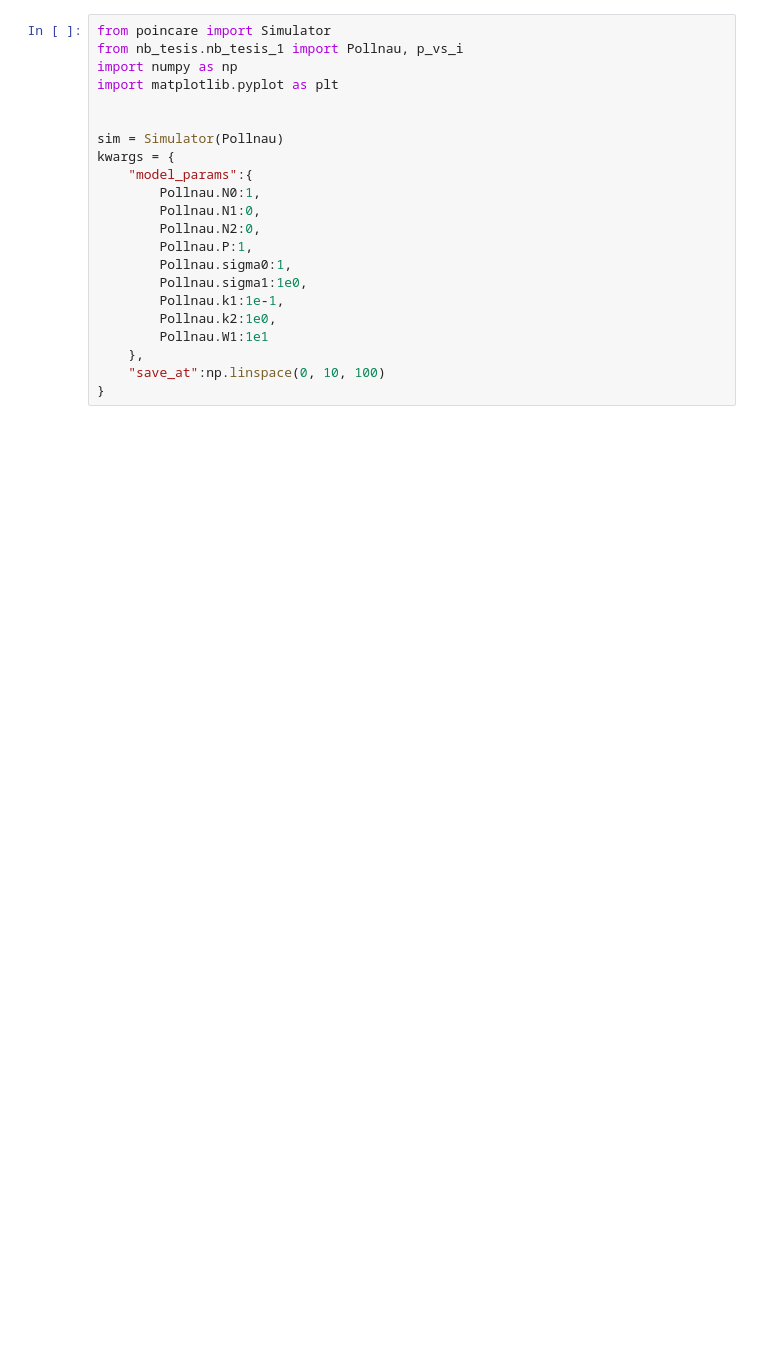
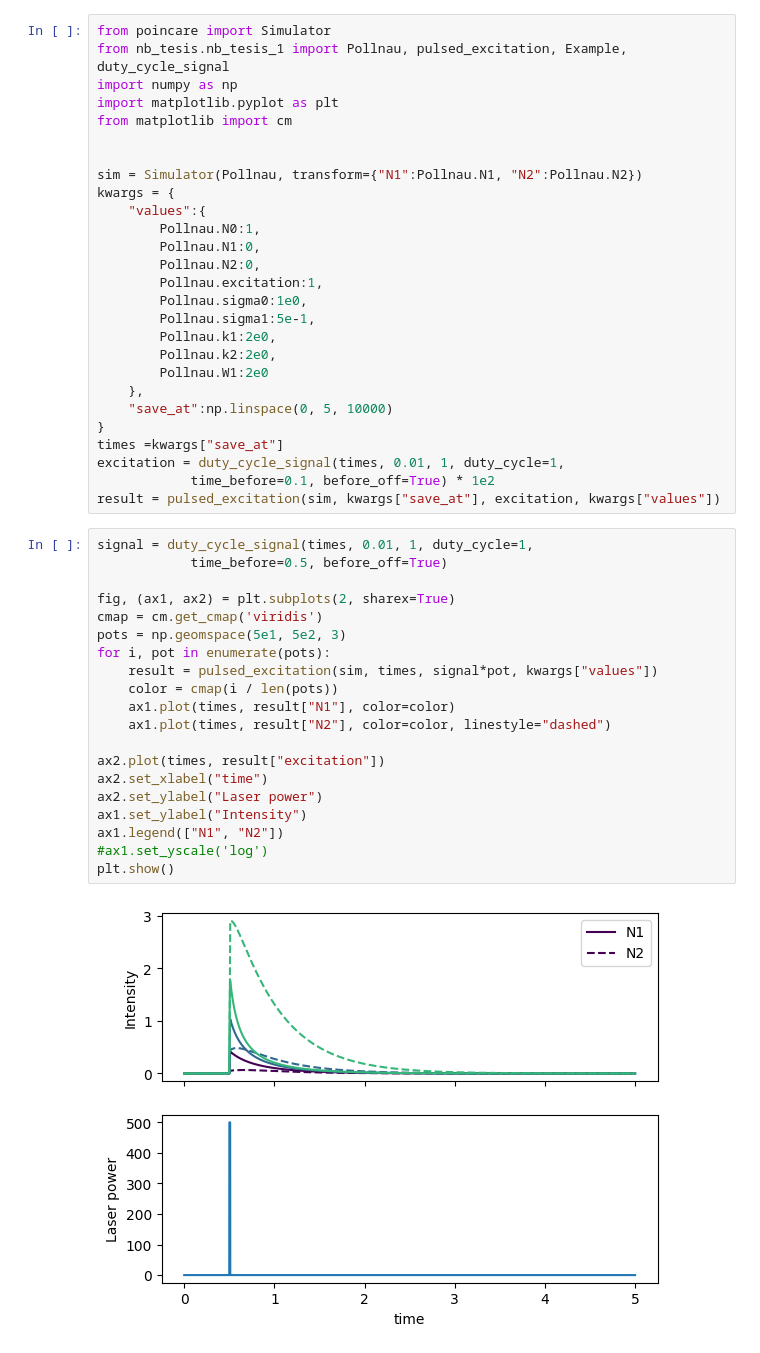
Before and after one commit to tdinapoli/tesis, a Jupyter notebook: simulation/notebooks/nb_tesis_1_pollnau.ipynb, the cells around one changed output. Cells and saved outputs as stored; diff of their text form; blank space fills up the shorter version.

Commit message:
p vs i and lifetime analysis of simple model

```diff
--- a/simulation/notebooks/nb_tesis_1_pollnau.ipynb
+++ b/simulation/notebooks/nb_tesis_1_pollnau.ipynb
@@ -53,22 +56,49 @@ Para verificarlo hago una simulación del sistema con las ecuaciones que escrib
 # %%
 from poincare import Simulator
-from nb_tesis.nb_tesis_1 import Pollnau, p_vs_i
+from nb_tesis.nb_tesis_1 import Pollnau, pulsed_excitation, Example, duty_cycle_signal
 import numpy as np
 import matplotlib.pyplot as plt
+from matplotlib import cm
 
 
-sim = Simulator(Pollnau)
+sim = Simulator(Pollnau, transform={"N1":Pollnau.N1, "N2":Pollnau.N2})
 kwargs = {
-    "model_params":{
+    "values":{
         Pollnau.N0:1,
         Pollnau.N1:0,
         Pollnau.N2:0,
-        Pollnau.P:1,
-        Pollnau.sigma0:1,
-        Pollnau.sigma1:1e0,
-        Pollnau.k1:1e-1,
-        Pollnau.k2:1e0,
-        Pollnau.W1:1e1
+        Pollnau.excitation:1,
+        Pollnau.sigma0:1e0,
+        Pollnau.sigma1:5e-1,
+        Pollnau.k1:2e0,
+        Pollnau.k2:2e0,
+        Pollnau.W1:2e0
     },
-    "save_at":np.linspace(0, 10, 100)
+    "save_at":np.linspace(0, 5, 10000)
 }
+times =kwargs["save_at"]
+excitation = duty_cycle_signal(times, 0.01, 1, duty_cycle=1,
+            time_before=0.1, before_off=True) * 1e2
+result = pulsed_excitation(sim, kwargs["save_at"], excitation, kwargs["values"])
+# %%
+signal = duty_cycle_signal(times, 0.01, 1, duty_cycle=1,
+            time_before=0.5, before_off=True)
+
+fig, (ax1, ax2) = plt.subplots(2, sharex=True)
+cmap = cm.get_cmap('viridis')
+pots = np.geomspace(5e1, 5e2, 3)
+for i, pot in enumerate(pots):
+    result = pulsed_excitation(sim, times, signal*pot, kwargs["values"])
+    color = cmap(i / len(pots))
+    ax1.plot(times, result["N1"], color=color)
+    ax1.plot(times, result["N2"], color=color, linestyle="dashed")
+
+ax2.plot(times, result["excitation"])
+ax2.set_xlabel("time")
+ax2.set_ylabel("Laser power")
+ax1.set_ylabel("Intensity")
+ax1.legend(["N1", "N2"])
+#ax1.set_yscale('log')
+plt.show()
+# %% [output]
+[figure, added]
```
Also changed, not shown: parts of 7 cells of this notebook.
